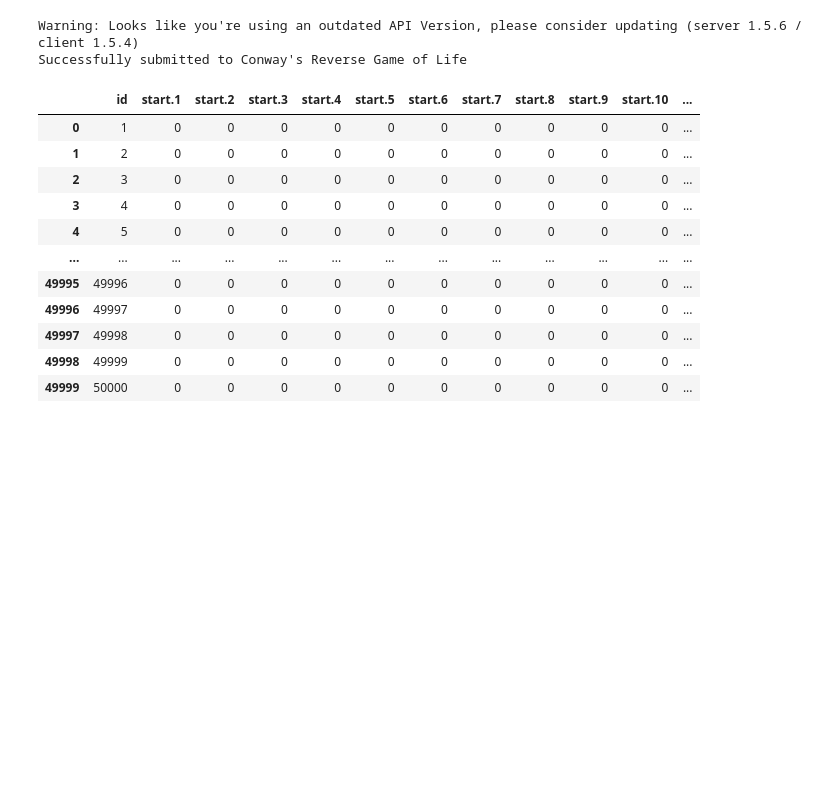
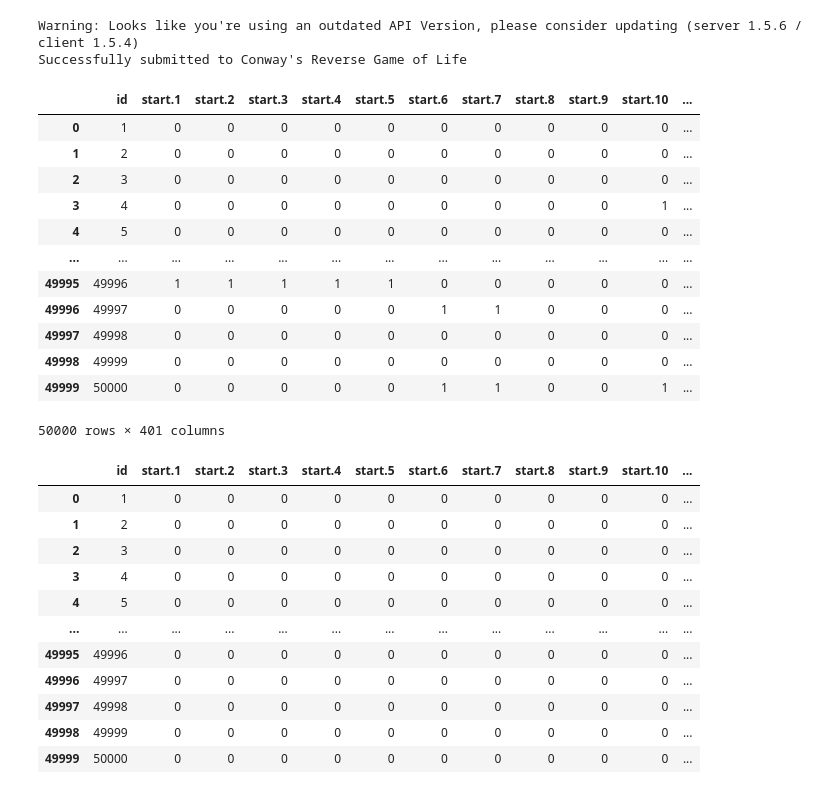
Before and after one commit to IllgamhoDuck/reverse-game-of-life, a Jupyter notebook: reverse_game_of_life_filter_ver.ipynb, the cells around one changed output. Saved outputs shown, nothing was run; the diff lists cells and outputs as text; code cells hidden in the pictures; blank space fills up the shorter version.

```diff
--- a/reverse_game_of_life_filter_ver.ipynb
+++ b/reverse_game_of_life_filter_ver.ipynb
@@ -1206,3 +1175,11 @@ shutil.copy(src, dst)
 # %% [output]
 Warning: Looks like you're using an outdated API Version, please consider updating (server 1.5.6 / client 1.5.4)
 Successfully submitted to Conway's Reverse Game of Life
+# %%
+test_pd = test_pd.drop(['delta'], axis=1)
+# %%
+mapping = {}
+for i in range(1, 401):
+    mapping['stop.{}'.format(i)] = 'start.{}'.format(i)
+# %%
+test_pd = test_pd.rename(columns=mapping)
@@ -1209,3 +1189,19 @@ Successfully submitted to Conway's Reverse Game of Life
+# %%
+test_pd
+# %% [output]
+|  | id | start.1 | start.2 | start.3 | start.4 | start.5 | start.6 | start.7 | start.8 | start.9 | start.10 | ... |
+| 0 | 1 | 0 | 0 | 0 | 0 | 0 | 0 | 0 | 0 | 0 | 0 | ... |
+| 1 | 2 | 0 | 0 | 0 | 0 | 0 | 0 | 0 | 0 | 0 | 0 | ... |
+| 2 | 3 | 0 | 0 | 0 | 0 | 0 | 0 | 0 | 0 | 0 | 0 | ... |
+| 3 | 4 | 0 | 0 | 0 | 0 | 0 | 0 | 0 | 0 | 0 | 1 | ... |
+| 4 | 5 | 0 | 0 | 0 | 0 | 0 | 0 | 0 | 0 | 0 | 0 | ... |
+| ... | ... | ... | ... | ... | ... | ... | ... | ... | ... | ... | ... | ... |
+| 49995 | 49996 | 1 | 1 | 1 | 1 | 1 | 0 | 0 | 0 | 0 | 0 | ... |
+| 49996 | 49997 | 0 | 0 | 0 | 0 | 0 | 1 | 1 | 0 | 0 | 0 | ... |
+| 49997 | 49998 | 0 | 0 | 0 | 0 | 0 | 0 | 0 | 0 | 0 | 0 | ... |
+| 49998 | 49999 | 0 | 0 | 0 | 0 | 0 | 0 | 0 | 0 | 0 | 0 | ... |
+| 49999 | 50000 | 0 | 0 | 0 | 0 | 0 | 1 | 1 | 0 | 0 | 1 | ... |
+50000 rows × 401 columns
 # %%
 sample_submission_pd
 # %% [output]
```
Also changed, not shown: parts of 18 cells of this notebook.
